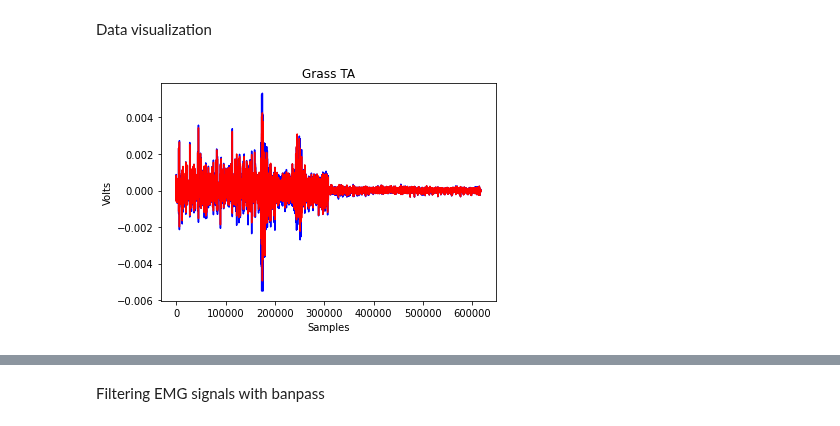
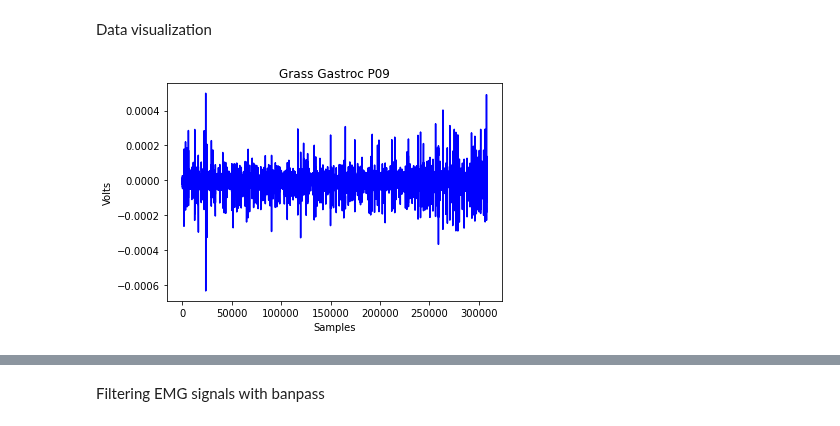
Before and after one commit to Gab2697/Human-Activity-Recognition, a Jupyter notebook: Baseline_CNN.ipynb, the cells around one changed output, grey strips where cells are left out. Cells and saved outputs as stored; diff of their text form; code cells hidden in the pictures.

```diff
--- a/Baseline_CNN.ipynb
+++ b/Baseline_CNN.ipynb
@@ -121,13 +121,14 @@ df_asphalt_9= open_pickle('/content/drive/MyDrive/Gab/Variables_saved/P09_a.pick
 # %% [markdown]
 Data visualization
 # %%
-#visualization of data P03 grass
-len_grass3= list(range(0,len(df_grass_3.iloc[:,0])))
-plt.plot(len_grass3,df_grass_3.iloc[:,1],'b')
-# plt.plot(df_grass_3_filt,'r')
-plt.title('Grass TA')
+#visualization of data grass
+df_grass=df_grass_9
+len_grass= list(range(0,len(df_grass.iloc[0:308160,0])))
+plt.plot(len_grass,df_grass.iloc[0:308160,3],'b')
+# plt.ylim((-0.006,0.006))
+plt.title('Grass Gastroc P09')
 plt.xlabel('Samples')
 plt.ylabel('Volts')
 plt.show()
 # %% [output]
-[figure, old version]
+[figure, new version]
```
Also changed, not shown: parts of 7 cells of this notebook.
